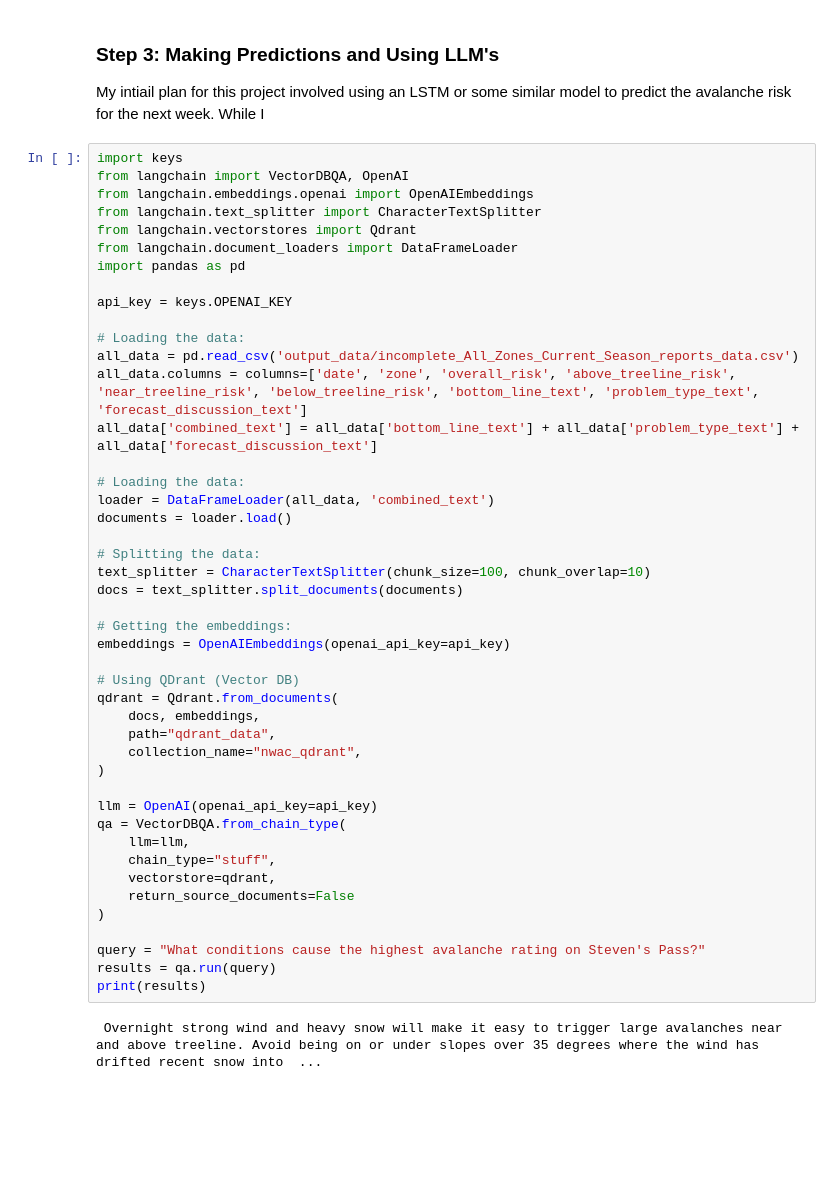
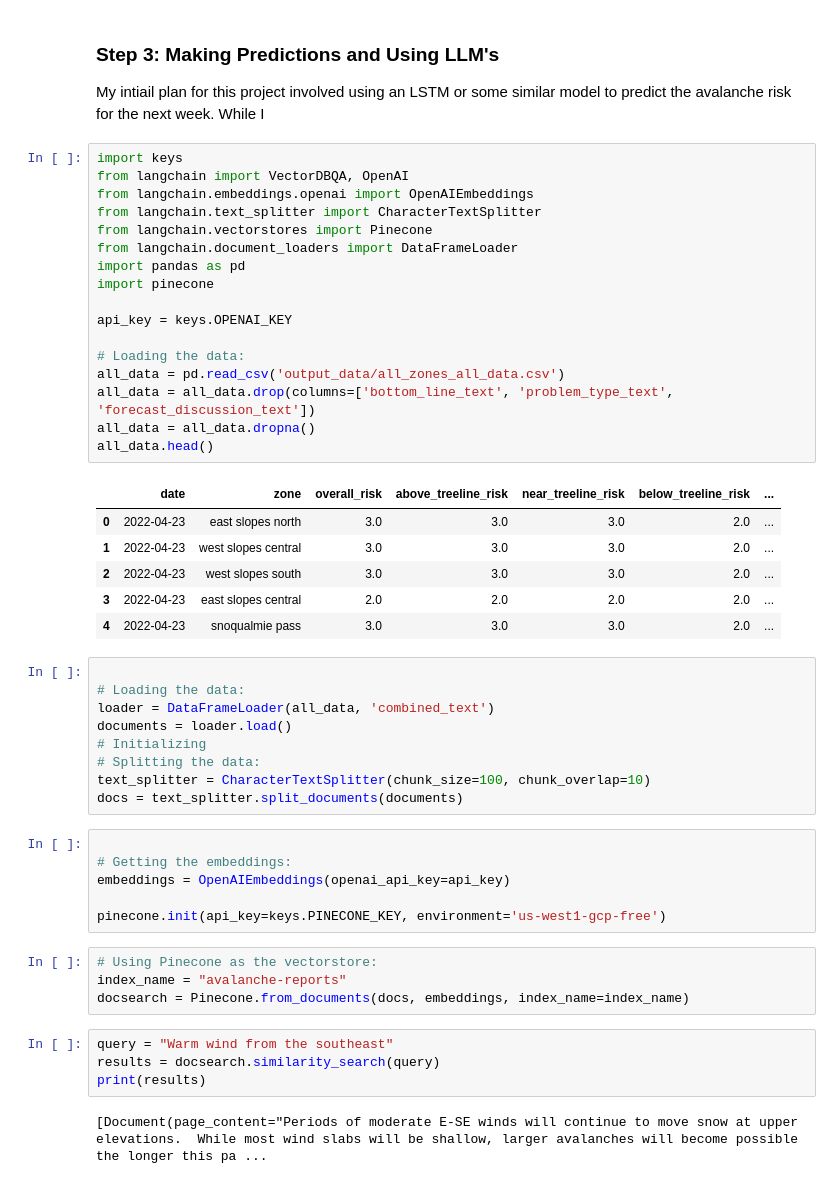
Before and after one commit to jayminwest/Snow-Pack-Layer-Prediction, a Jupyter notebook: Project_Overview.ipynb, the cells around one changed output. Drawn from its saved outputs; the diff is of its cells as text; blank space fills up the shorter version.

Commit message:
got pinecone working with openai and langchain

```diff
--- a/Project_Overview.ipynb
+++ b/Project_Overview.ipynb
@@ -94,47 +94,49 @@ My intiail plan for this project involved using an LSTM or some similar model to
 # %%
 import keys
 from langchain import VectorDBQA, OpenAI
 from langchain.embeddings.openai import OpenAIEmbeddings
 from langchain.text_splitter import CharacterTextSplitter
-from langchain.vectorstores import Qdrant
+from langchain.vectorstores import Pinecone
 from langchain.document_loaders import DataFrameLoader
 import pandas as pd
+import pinecone
 
 api_key = keys.OPENAI_KEY
 
 # Loading the data:
-all_data = pd.read_csv('output_data/incomplete_All_Zones_Current_Season_reports_data.csv')
-all_data.columns = columns=['date', 'zone', 'overall_risk', 'above_treeline_risk', 'near_treeline_risk', 'below_treeline_risk', 'bottom_line_text', 'problem_type_text', 'forecast_discussion_text']
-all_data['combined_text'] = all_data['bottom_line_text'] + all_data['problem_type_text'] + all_data['forecast_discussion_text']
-
-# Loading the data:
-loader = DataFrameLoader(all_data, 'combined_text')
-documents = loader.load()
-
-# Splitting the data:
-text_splitter = CharacterTextSplitter(chunk_size=100, chunk_overlap=10)
-docs = text_splitter.split_documents(documents)
-
-# Getting the embeddings:
-embeddings = OpenAIEmbeddings(openai_api_key=api_key)
-
-# Using QDrant (Vector DB)
-qdrant = Qdrant.from_documents(
-    docs, embeddings,
-    path="qdrant_data",
-    collection_name="nwac_qdrant",
-)
-
-llm = OpenAI(openai_api_key=api_key)
-qa = VectorDBQA.from_chain_type(
-    llm=llm,
-    chain_type="stuff",
-    vectorstore=qdrant,
-    return_source_documents=False
-)
-
-query = "What conditions cause the highest avalanche rating on Steven's Pass?"
-results = qa.run(query)
-print(results)
+all_data = pd.read_csv('output_data/all_zones_all_data.csv')
+all_data = all_data.drop(columns=['bottom_line_text', 'problem_type_text', 'forecast_discussion_text'])
+all_data = all_data.dropna()
+all_data.head()
 # %% [output]
- Overnight strong wind and heavy snow will make it easy to trigger large avalanches near and above treeline. Avoid being on or under slopes over 35 degrees where the wind has drifted recent snow into  ...
+|  | date | zone | overall_risk | above_treeline_risk | near_treeline_risk | below_treeline_risk | ... |
+| 0 | 2022-04-23 | east slopes north | 3.0 | 3.0 | 3.0 | 2.0 | ... |
+| 1 | 2022-04-23 | west slopes central | 3.0 | 3.0 | 3.0 | 2.0 | ... |
+| 2 | 2022-04-23 | west slopes south | 3.0 | 3.0 | 3.0 | 2.0 | ... |
+| 3 | 2022-04-23 | east slopes central | 2.0 | 2.0 | 2.0 | 2.0 | ... |
+| 4 | 2022-04-23 | snoqualmie pass | 3.0 | 3.0 | 3.0 | 2.0 | ... |
+# %%
+
+# Loading the data:
+loader = DataFrameLoader(all_data, 'combined_text')
+documents = loader.load()
+# Initializing
+# Splitting the data:
+text_splitter = CharacterTextSplitter(chunk_size=100, chunk_overlap=10)
+docs = text_splitter.split_documents(documents)
+# %%
+
+# Getting the embeddings:
+embeddings = OpenAIEmbeddings(openai_api_key=api_key)
+
+pinecone.init(api_key=keys.PINECONE_KEY, environment='us-west1-gcp-free')
+# %%
+# Using Pinecone as the vectorstore:
+index_name = "avalanche-reports"
+docsearch = Pinecone.from_documents(docs, embeddings, index_name=index_name)
+# %%
+query = "Warm wind from the southeast"
+results = docsearch.similarity_search(query)
+print(results)
+# %% [output]
+[Document(page_content="Periods of moderate E-SE winds will continue to move snow at upper elevations.  While most wind slabs will be shallow, larger avalanches will become possible the longer this pa ...
```
Also changed, not shown: parts of 1 cell of this notebook, 3 other files.
